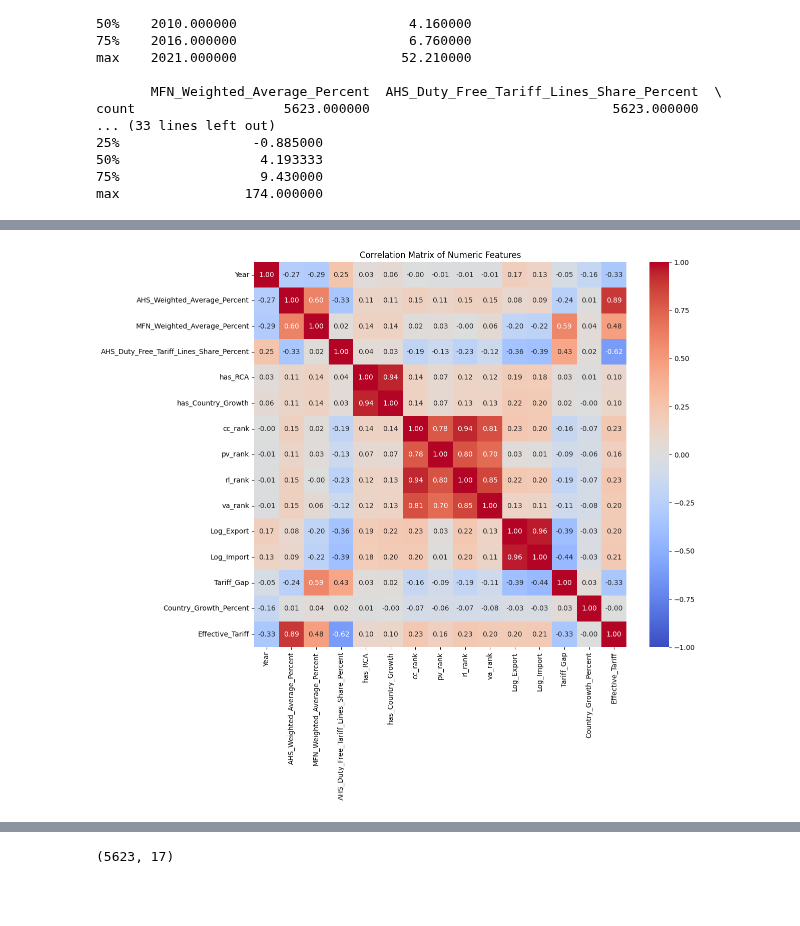
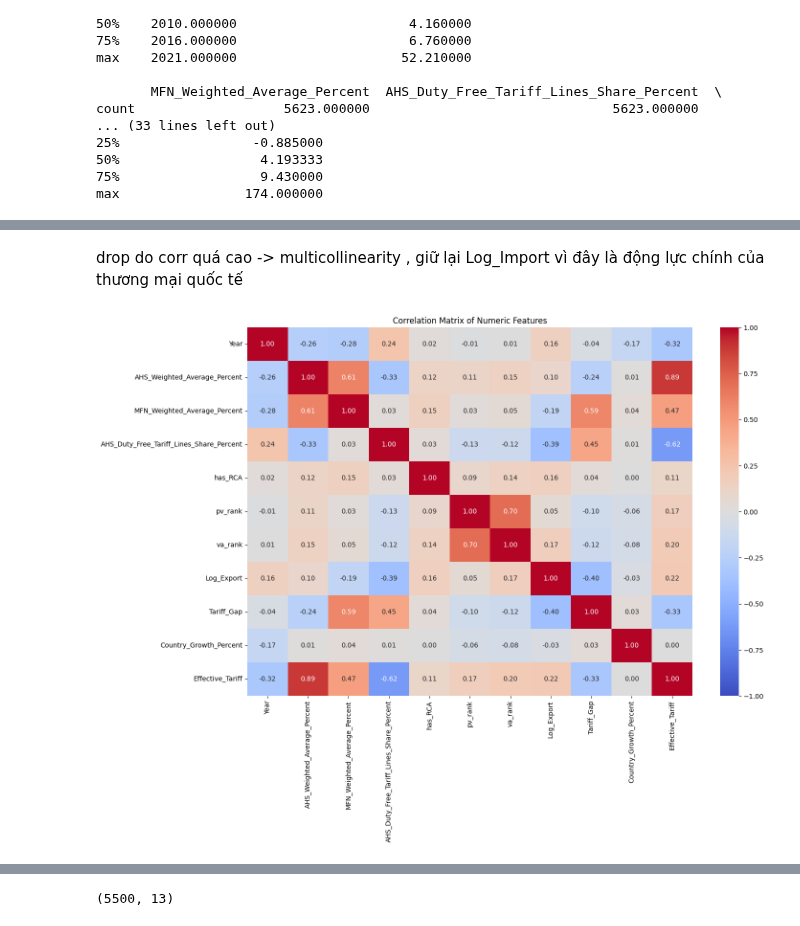
Before and after one commit to fountainhead-2207/DS111, a Jupyter notebook: notebooks/FE_pipeline.ipynb, the cells around one changed output, grey strips where cells are left out. Cells and saved outputs as stored; diff of their text form; code cells hidden in the pictures; blank space fills up the shorter version.

```diff
--- a/notebooks/FE_pipeline.ipynb
+++ b/notebooks/FE_pipeline.ipynb
@@ -139,6 +170,8 @@ df['Country_Growth_Percent'] = mstats.winsorize(
     df['Country_Growth_Percent'],
     limits=[0.01, 0.01]
 )
+# %%
+df.drop(columns = ['has_Country_Growth'], inplace=True)
 # %%
 df['Effective_Tariff'] = df['AHS_Weighted_Average_Percent'] * (
     1 - df['AHS_Duty_Free_Tariff_Lines_Share_Percent'] / 100
@@ -160,9 +211,15 @@ df.to_csv(r'/home/check/DATA/university/yr3, hk1/DS111 - phân tích dữ liệu
+# %%
+df.dropna(inplace=True)
+# %%
+df.drop(columns=['cc_rank','rl_rank', 'Log_Import'], inplace=True)
+# %% [markdown]
+drop do corr quá cao -> multicollinearity , giữ lại Log_Import vì đây là động lực chính của thương mại quốc tế
 # %%
 numeric_features = df.select_dtypes(include=['float64', 'int64']).columns
 corr = df[numeric_features].corr()
-plt.figure(figsize=(12, 10))
+plt.figure(figsize=(15, 10))
 sns.heatmap(corr, annot=True, fmt=".2f", cmap='coolwarm', vmin=-1, vmax=1)
 plt.title('Correlation Matrix of Numeric Features')
 plt.show()
 # %% [output]
-[figure, old version]
+[figure, new version]
@@ -178,4 +237,4 @@ df.head()
 # %%
 df.shape
 # %% [output]
-(5623, 17)
+(5500, 13)
```
Also changed, not shown: parts of 11 cells of this notebook, 1 other file.
